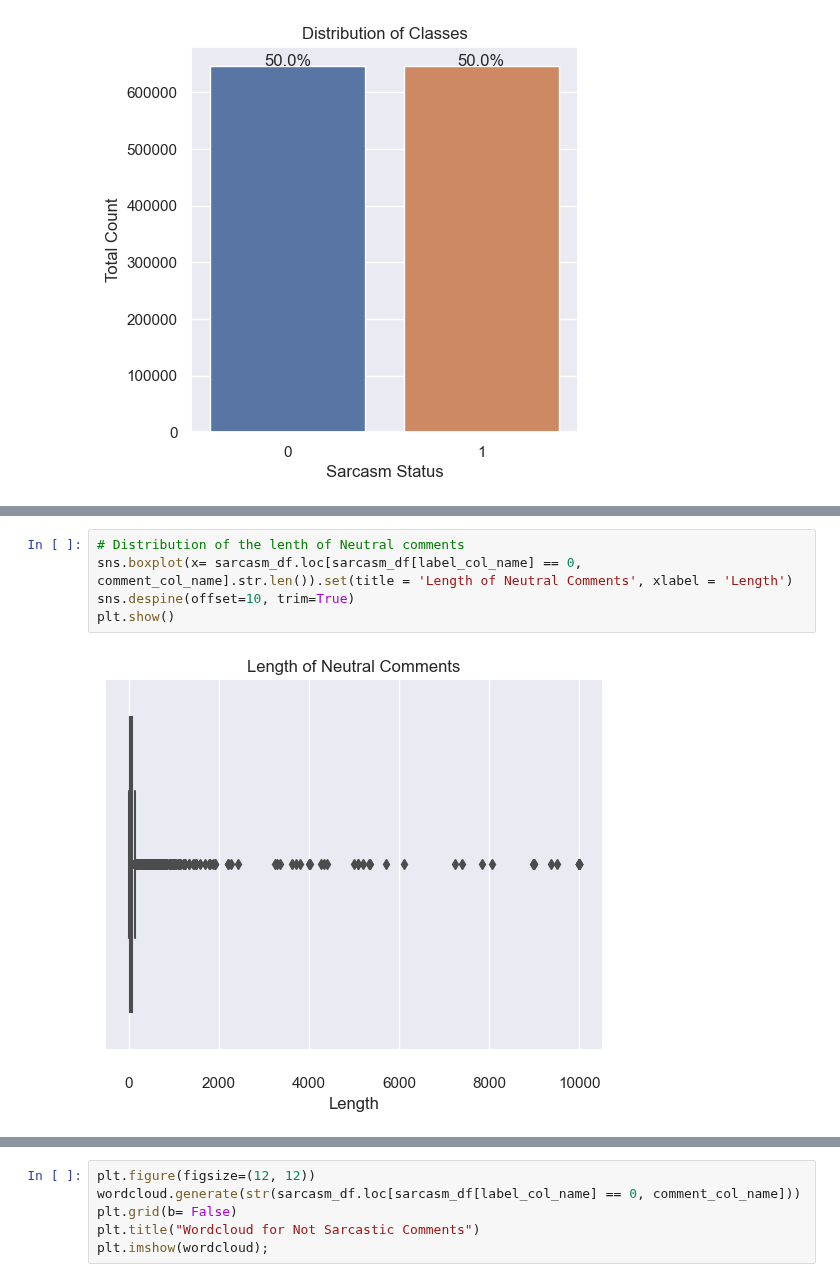
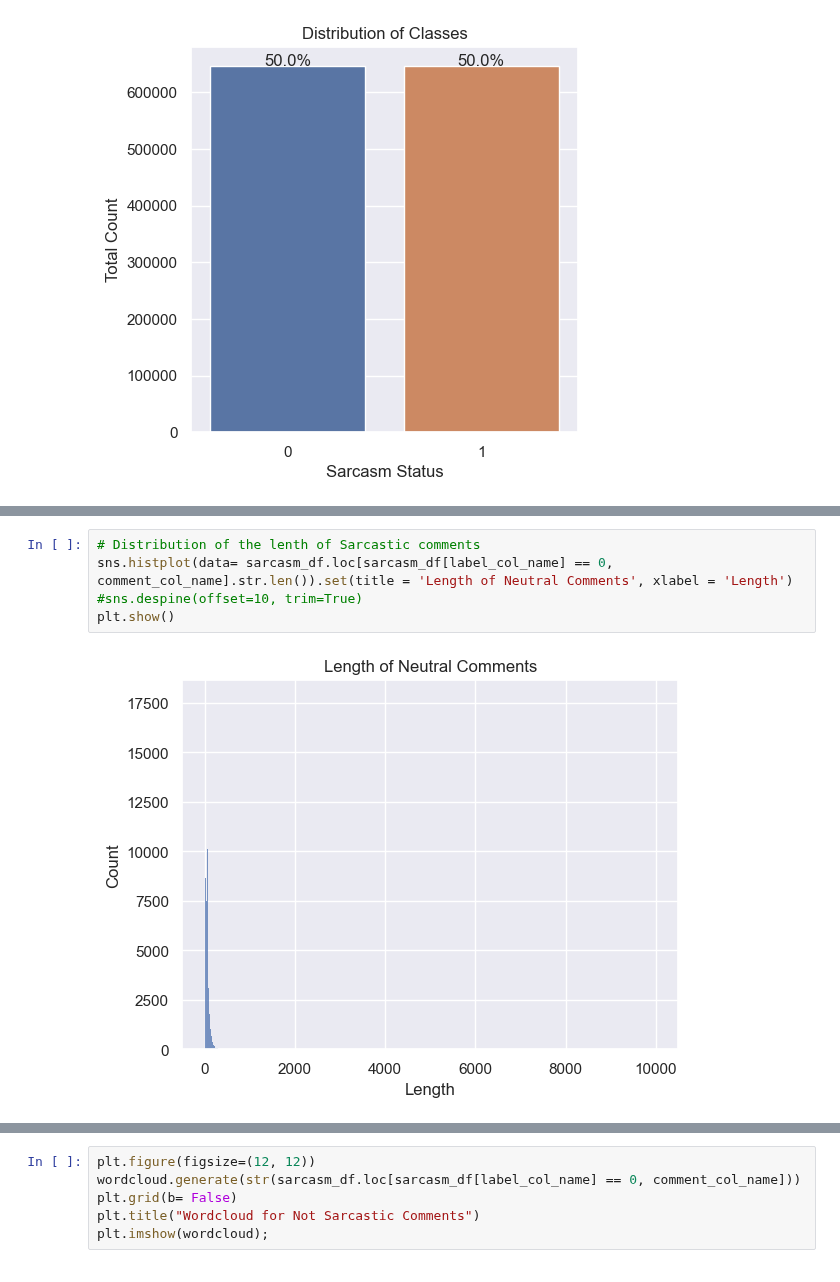
Before and after one commit to omarsrstt/nlp_project, a Jupyter notebook: src/preprocessing.ipynb, the cells around one changed output, grey strips where cells are left out. Cells and saved outputs as stored; diff of their text form.

```diff
--- a/src/preprocessing.ipynb
+++ b/src/preprocessing.ipynb
@@ -136,10 +136,10 @@ plt.show()
 # %%
-# Distribution of the lenth of Neutral comments
-sns.boxplot(x= sarcasm_df.loc[sarcasm_df[label_col_name] == 0, comment_col_name].str.len()).set(title = 'Length of Neutral Comments', xlabel = 'Length')
-sns.despine(offset=10, trim=True)
+# Distribution of the lenth of Sarcastic comments
+sns.histplot(data= sarcasm_df.loc[sarcasm_df[label_col_name] == 0, comment_col_name].str.len()).set(title = 'Length of Neutral Comments', xlabel = 'Length')
+#sns.despine(offset=10, trim=True)
 plt.show()
 # %% [output]
-[figure, old version]
+[figure, new version]
 # %%
 wordcloud = WordCloud(background_color='black', stopwords = STOPWORDS,
                 max_words = 200, max_font_size = 100,
```
Also changed, not shown: parts of 7 cells of this notebook.
